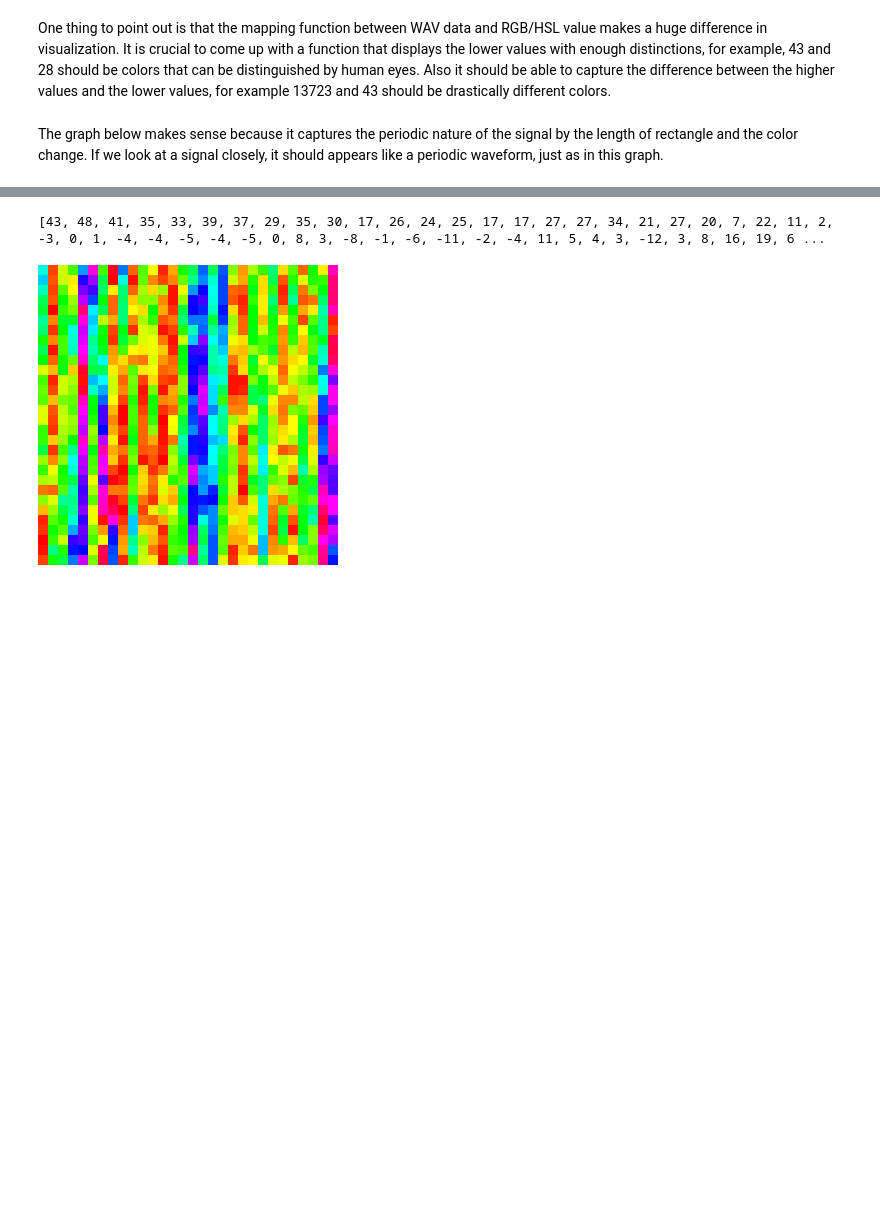
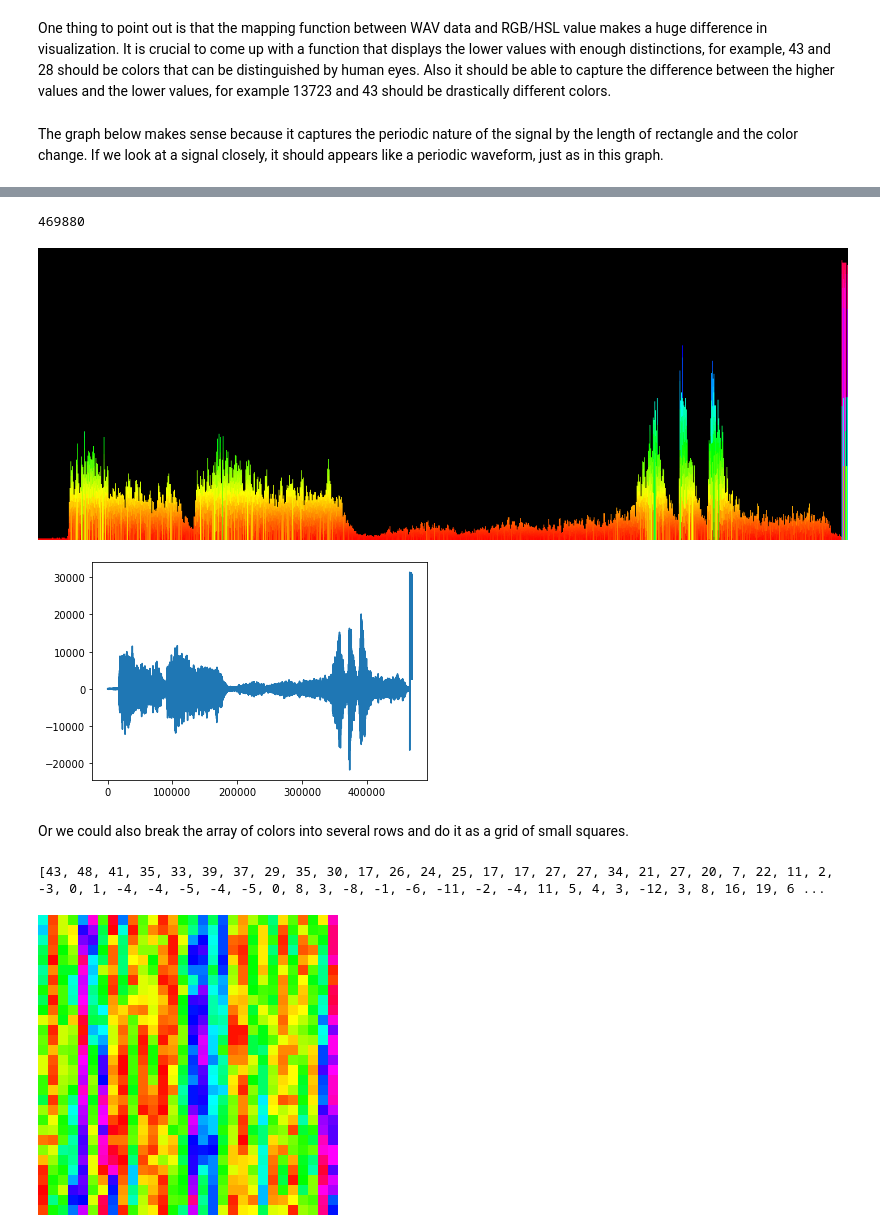
Before and after one commit to The2018/Music_AI, a Jupyter notebook: WAV_visualization.ipynb, the cells around one changed output, grey strips where cells are left out. Cells and saved outputs as stored; diff of their text form; code cells hidden in the pictures; blank space fills up the shorter version.

```diff
--- a/WAV_visualization.ipynb
+++ b/WAV_visualization.ipynb
@@ -170,3 +174,31 @@ display(img)
+# %%
+hsl_ls = [abs(x) / 32767 * 360 for x in ls]
+plt.plot(ls)
+
+w, h = 1000, 360
+img = Image.new("RGB", (w, h))
+x0, y0, x1, y1 = 0, 0, 0, 360
+size = 469880
+
+for i in range(size):
+    img1 = ImageDraw.Draw(img)
+    y0 = 360-hsl_ls[i]
+    coor = [(x0, y0), (x1, y1)]
+    color = "hsl({},{}%,{}%)".format(hsl_ls[i],100,50)
+
+    img1.rectangle(coor, fill = color)
+
+    x0 = x0 + w/size
+    x1 = x1 + w/size
+
+print(len(ls))
+display(img)
+# %% [output]
+469880
+[figure, added]
+[figure, added]
+# %% [markdown]
+Or we could also break the array of colors into several rows and do it as a grid of small squares.
 # %%
 hsl_ls = [data_to_hsl(x) for x in ls]
 
```
Also changed, not shown: parts of 9 cells of this notebook.
